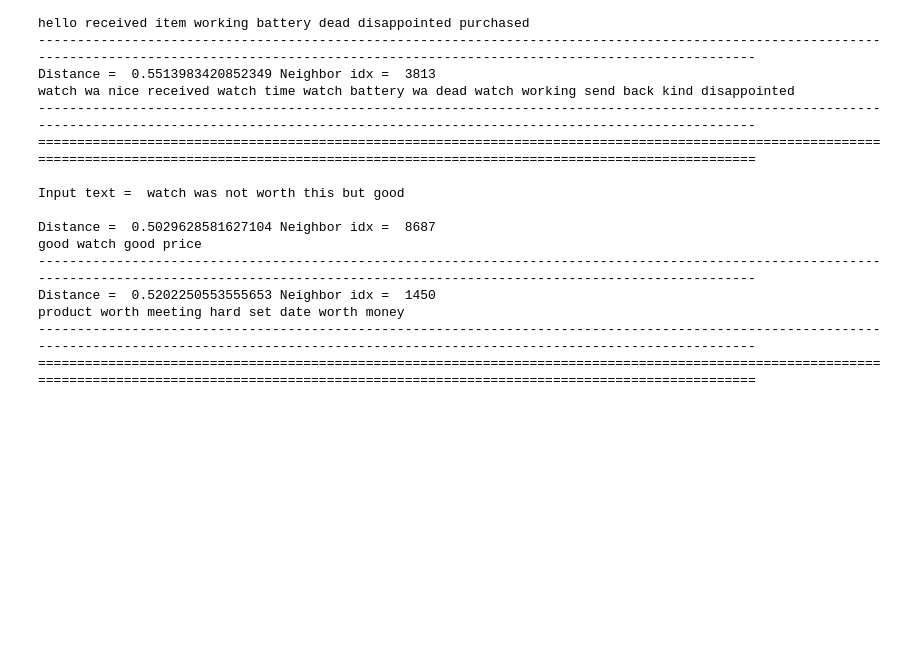
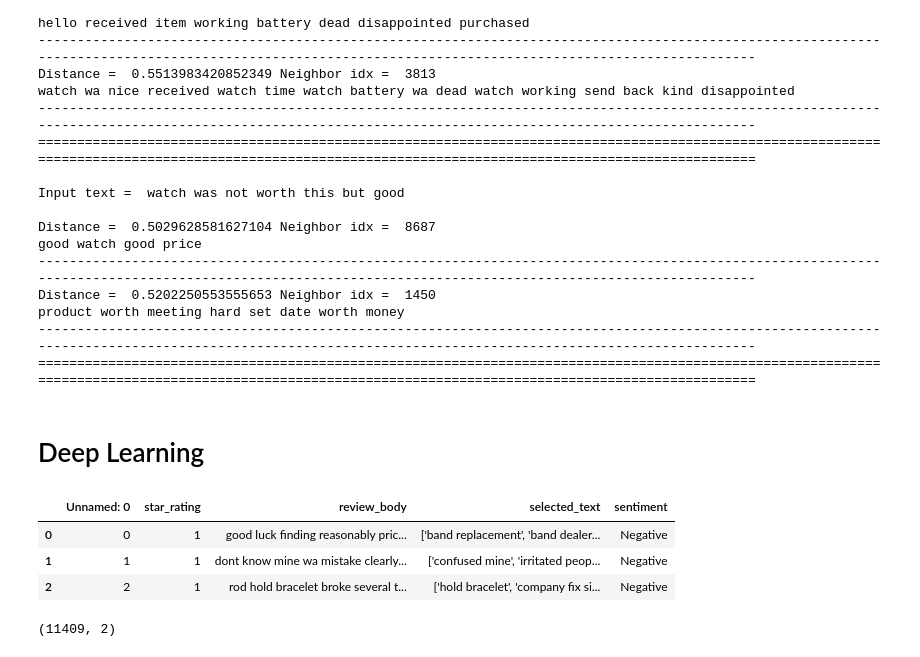
Before and after one commit to JeromeMberia/user_review_analysis, a Jupyter notebook: user_review_analysis.ipynb, the cells around one changed output. Saved outputs shown, nothing was run; the diff lists cells and outputs as text; code cells hidden in the pictures; blank space fills up the shorter version.

```diff
--- a/user_review_analysis.ipynb
+++ b/user_review_analysis.ipynb
@@ -989,3 +989,5 @@ Distance =  0.5202250553555653 Neighbor idx =  1450
 product worth meeting hard set date worth money
 --------------------------------------------------------------------------------------------------------------------------------------------------------------------------------------------------------
 ========================================================================================================================================================================================================
+# %% [markdown]
+# Deep Learning
@@ -991,0 +996,8 @@ product worth meeting hard set date worth money
+# %%
+bag_of_words = pd.read_csv('/content/bag_of_words.csv')
+bag_of_words.head(3)
+# %% [output]
+|  | Unnamed: 0 | star_rating | review_body | selected_text | sentiment |
+| 0 | 0 | 1 | good luck finding reasonably pric... | ['band replacement', 'band dealer... | Negative |
+| 1 | 1 | 1 | dont know mine wa mistake clearly... | ['confused mine', 'irritated peop... | Negative |
+| 2 | 2 | 1 | rod hold bracelet broke several t... | ['hold bracelet', 'company fix si... | Negative |
@@ -991,0 +1006,4 @@ product worth meeting hard set date worth money
+# %%
+new.shape
+# %% [output]
+(11409, 2)
```
Also changed, not shown: parts of 21 cells of this notebook.
